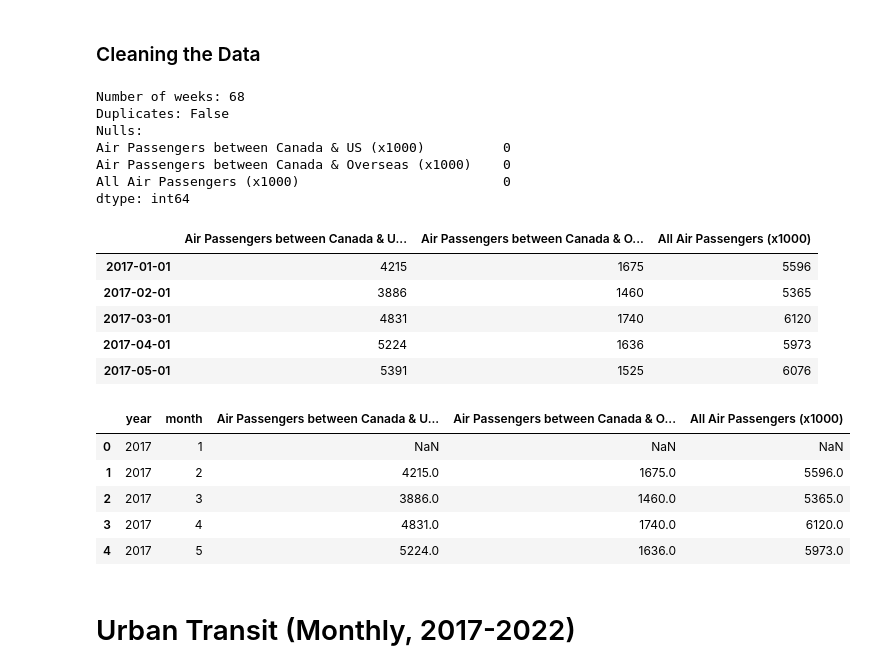
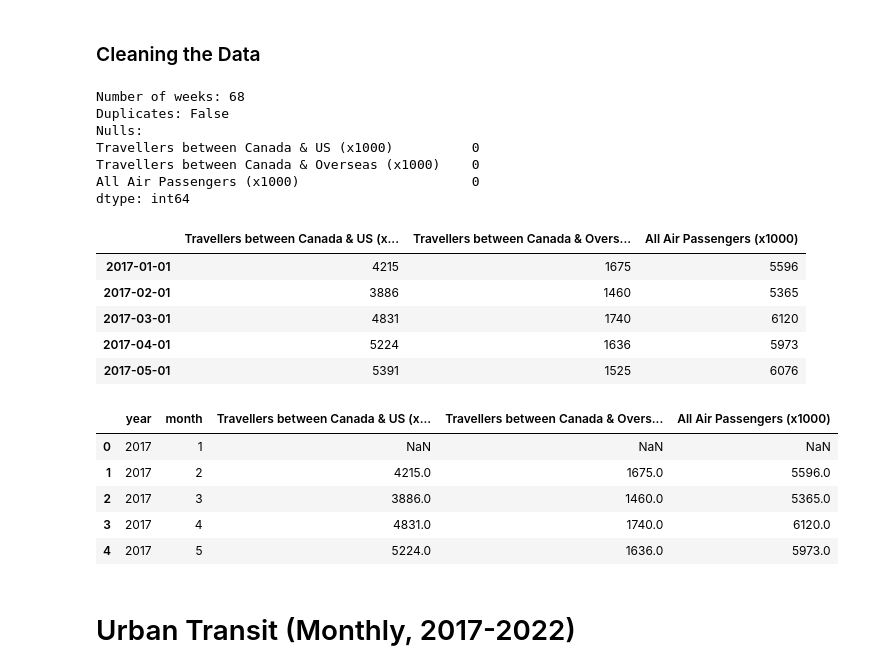
Before and after one commit to jess-moloney/LHL_final_project_influenza_forecasting, a Jupyter notebook: notebooks/_1_Data_Wrangling.ipynb, the cells around one changed output. Drawn from its saved outputs; the diff is of its cells as text; code cells hidden in the pictures.

```diff
--- a/notebooks/_1_Data_Wrangling.ipynb
+++ b/notebooks/_1_Data_Wrangling.ipynb
@@ -808,39 +808,39 @@ df_air_travel.dropna(inplace=True)
 df_air_travel = df_air_travel.reset_index(drop=True)
 
 # null values in the data are represented with '..'
 df_air_travel = df_air_travel.replace('..', np.nan)
 
 # remove all rows except the domestic and international air passengers
 df_air_travel = df_air_travel.iloc[[0,1,6],:].reset_index(drop=True)
 
 # convert values to numeric values
 df_air_travel = df_air_travel.replace(',','', regex=True)
 df_air_travel = df_air_travel.set_index('Activity indicators')
 df_air_travel = df_air_travel.apply(pd.to_numeric)
 
 # get DateTime Index
 df_air_travel = df_air_travel.T
 df_air_travel.index = pd.to_datetime(df_air_travel.index)
 
 # rename columns
-df_air_travel.columns = ['Air Passengers between Canada & US (x1000)',
-                                'Air Passengers between Canada & Overseas (x1000)',
+df_air_travel.columns = ['Travellers between Canada & US (x1000)',
+                                'Travellers between Canada & Overseas (x1000)',
                                 'All Air Passengers (x1000)']
 
 # check the length of the dataframe, check for duplicates, check for nulls
 print(f"Number of weeks: {len(df_air_travel)}")
 print(f'Duplicates: {df_air_travel.duplicated().any()}')
 print(f'Nulls:\n{df_air_travel.isnull().sum()}')
 df_air_travel.head()
 # %% [output]
 Number of weeks: 68
 Duplicates: False
 Nulls:
-Air Passengers between Canada & US (x1000)          0
-Air Passengers between Canada & Overseas (x1000)    0
-All Air Passengers (x1000)                          0
+Travellers between Canada & US (x1000)          0
+Travellers between Canada & Overseas (x1000)    0
+All Air Passengers (x1000)                      0
 dtype: int64
-|  | Air Passengers between Canada & U... | Air Passengers between Canada & O... | All Air Passengers (x1000) |
+|  | Travellers between Canada & US (x... | Travellers between Canada & Overs... | All Air Passengers (x1000) |
 | 2017-01-01 | 4215 | 1675 | 5596 |
 | 2017-02-01 | 3886 | 1460 | 5365 |
 | 2017-03-01 | 4831 | 1740 | 6120 |
@@ -864,7 +864,7 @@ pickle.dump(df_air_travel, open(r"..\data\mobility\df_air_travel.pkl", "wb" ))
 # %%
 df_air_travel.head()
 # %% [output]
-|  | year | month | Air Passengers between Canada & U... | Air Passengers between Canada & O... | All Air Passengers (x1000) |
+|  | year | month | Travellers between Canada & US (x... | Travellers between Canada & Overs... | All Air Passengers (x1000) |
 | 0 | 2017 | 1 | NaN | NaN | NaN |
 | 1 | 2017 | 2 | 4215.0 | 1675.0 | 5596.0 |
 | 2 | 2017 | 3 | 3886.0 | 1460.0 | 5365.0 |
```
Also changed, not shown: parts of 4 cells of this notebook, 31 other files.
